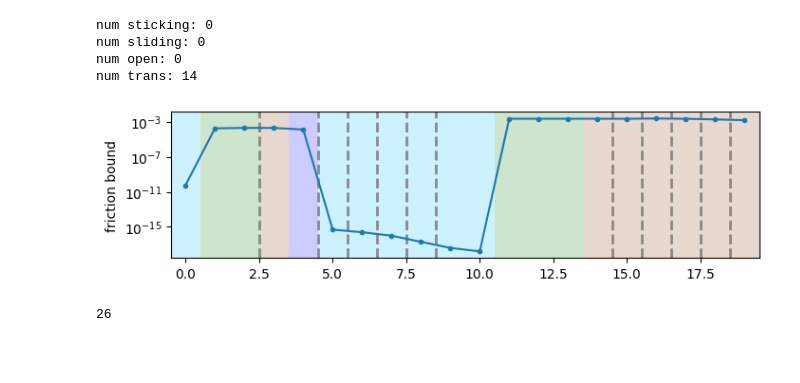
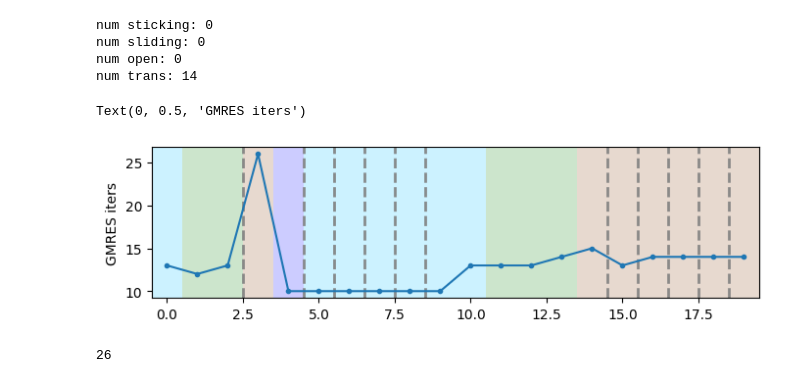
Before and after one commit to pmgbergen/FTHM-Solver, a Jupyter notebook: fpm/fpm_4_simplices_experimental.ipynb, the cells around one changed output. Saved outputs shown, nothing was run; the diff lists cells and outputs as text; code cells hidden in the pictures; blank space fills up the shorter version.

```diff
--- a/fpm/fpm_4_simplices_experimental.ipynb
+++ b/fpm/fpm_4_simplices_experimental.ipynb
@@ -30,12 +30,12 @@ num trans: 14
 # %%
 plt.figure(figsize=(8, 2))
 color_sticking_sliding_open_transition(entry)
 color_time_steps(entry, fill=False, legend=True)
 plt.gca().grid(False)
-plt.plot(get_friction_bound_norm(model, entry), marker='.')
-plt.ylabel('friction bound')
-plt.yscale('log')
+plt.plot(get_gmres_iterations(entry), marker='.')
+plt.ylabel('GMRES iters')
 # %% [output]
+Text(0, 0.5, 'GMRES iters')
-[figure, old version]
+[figure, new version]
 # %%
 mat_idx = 3
```
Also changed, not shown: parts of 19 cells of this notebook, 1 other file.
